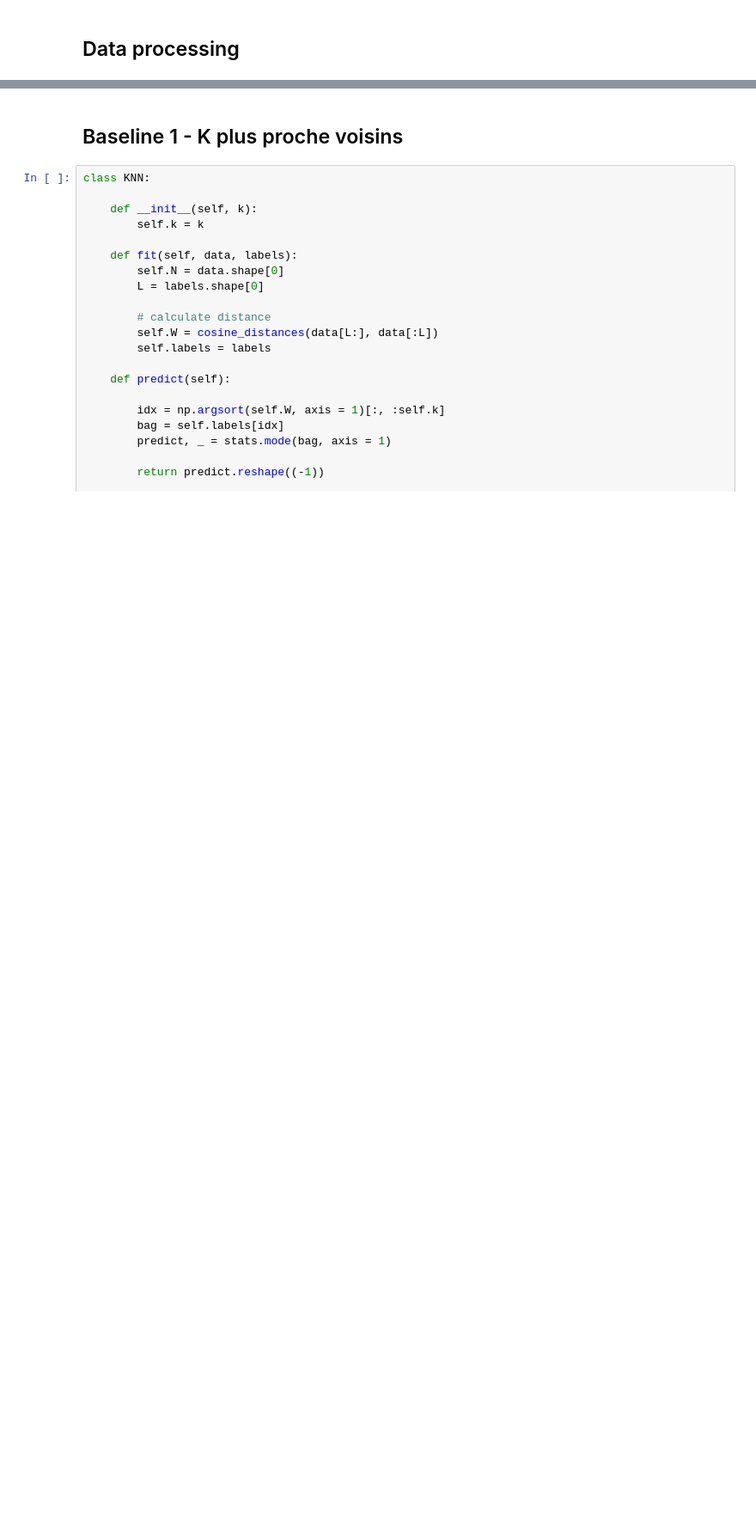
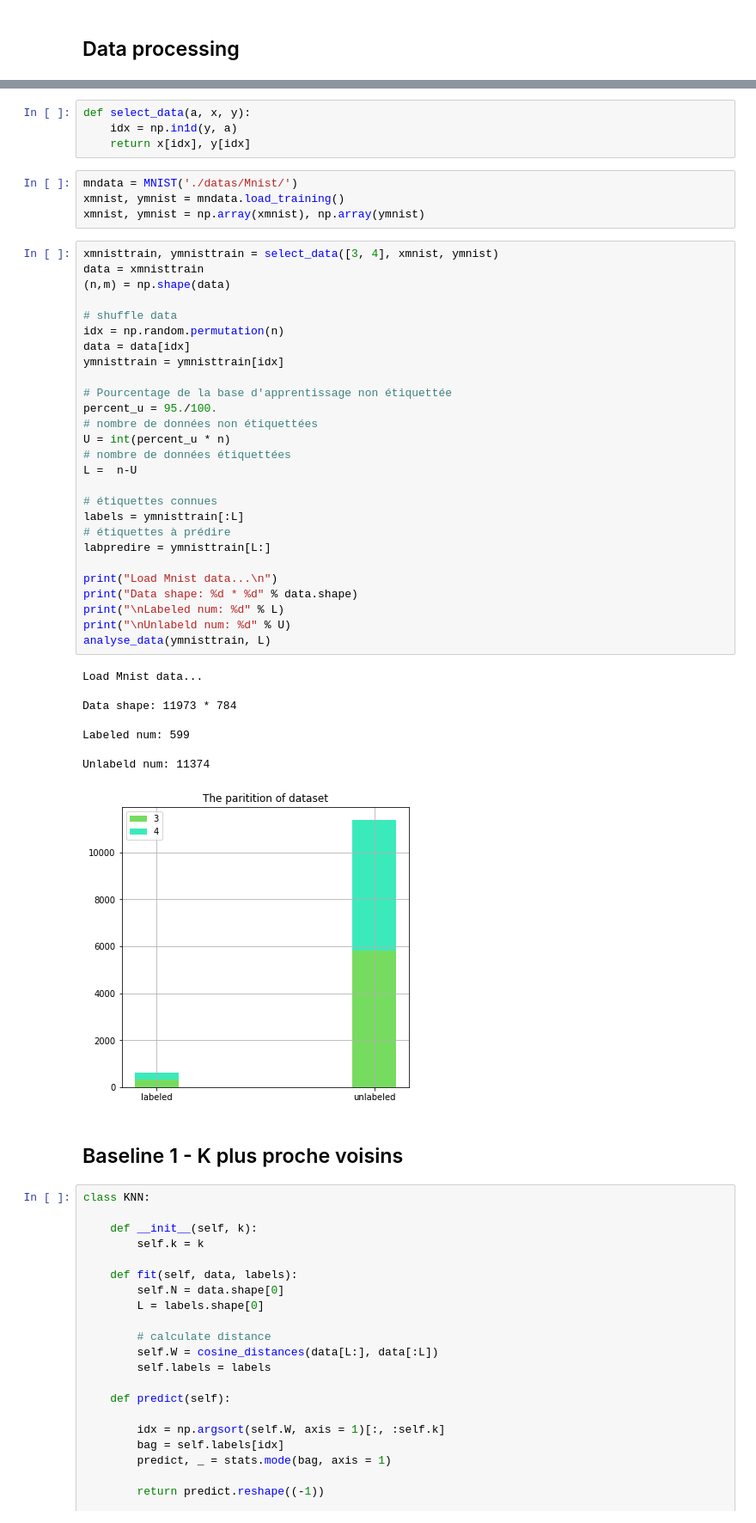
Before and after one commit to quentin-duchemin/Projet_MALAP, a Jupyter notebook: Projet.ipynb, the cells around one changed output, grey strips where cells are left out. Shown at 86% size. Drawn from its saved outputs; the diff is of its cells as text; blank space fills up the shorter version.

```diff
--- a/Projet.ipynb
+++ b/Projet.ipynb
@@ -71,3 +101,47 @@ Unlabeld num: 1043
+# %%
+def select_data(a, x, y):
+    idx = np.in1d(y, a)
+    return x[idx], y[idx]
+# %%
+mndata = MNIST('./datas/Mnist/')
+xmnist, ymnist = mndata.load_training()
+xmnist, ymnist = np.array(xmnist), np.array(ymnist)
+# %%
+xmnisttrain, ymnisttrain = select_data([3, 4], xmnist, ymnist)
+data = xmnisttrain
+(n,m) = np.shape(data)
+
+# shuffle data
+idx = np.random.permutation(n)
+data = data[idx]
+ymnisttrain = ymnisttrain[idx]
+
+# Pourcentage de la base d'apprentissage non étiquettée
+percent_u = 95./100.
+# nombre de données non étiquettées
+U = int(percent_u * n)
+# nombre de données étiquettées
+L =  n-U
+
+# étiquettes connues
+labels = ymnisttrain[:L]
+# étiquettes à prédire
+labpredire = ymnisttrain[L:]
+
+print("Load Mnist data...\n")
+print("Data shape: %d * %d" % data.shape)
+print("\nLabeled num: %d" % L)
+print("\nUnlabeld num: %d" % U)
+analyse_data(ymnisttrain, L)
+# %% [output]
+Load Mnist data...
+
+Data shape: 11973 * 784
+
+Labeled num: 599
+
+Unlabeld num: 11374
+[figure, added]
 # %% [markdown]
 ## Baseline 1 - K plus proche voisins
 # %%
```
Also changed, not shown: parts of 20 cells of this notebook, 4 other files.
